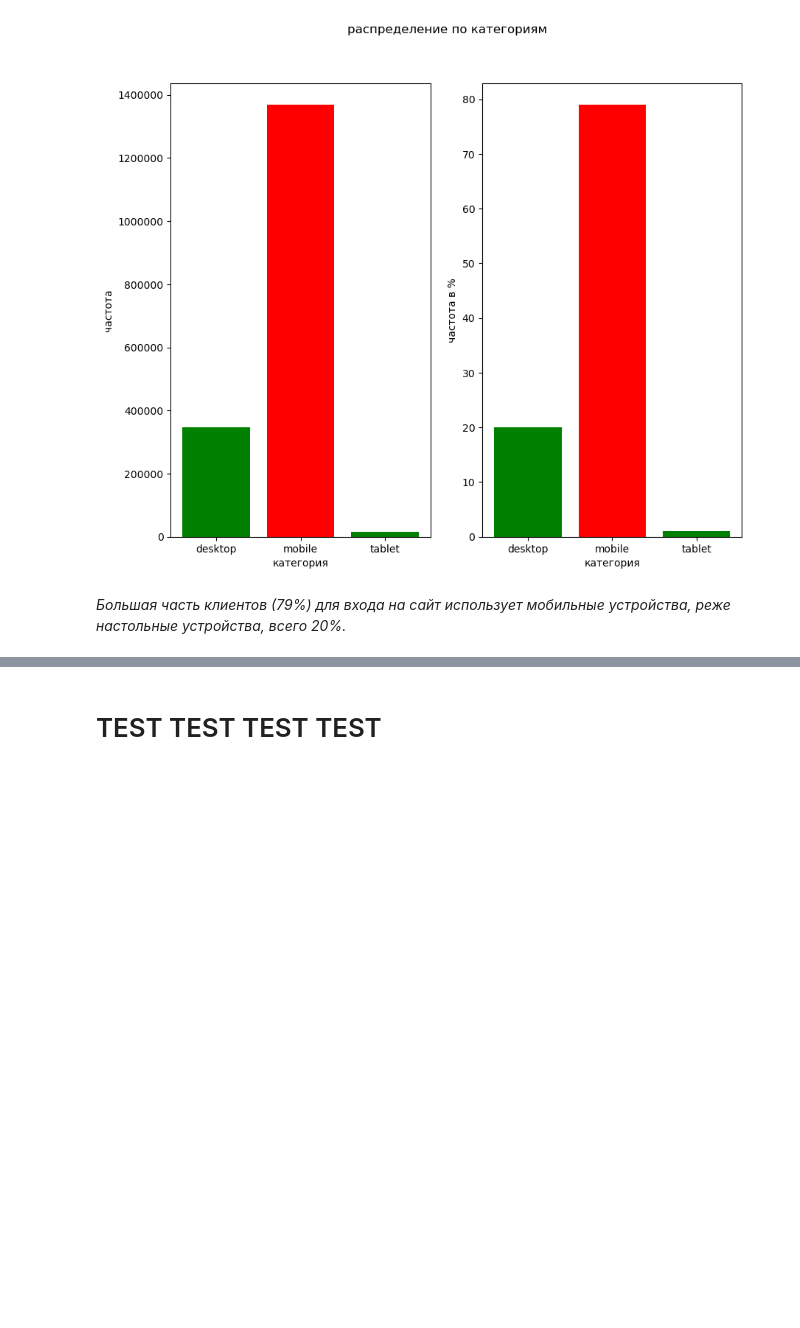
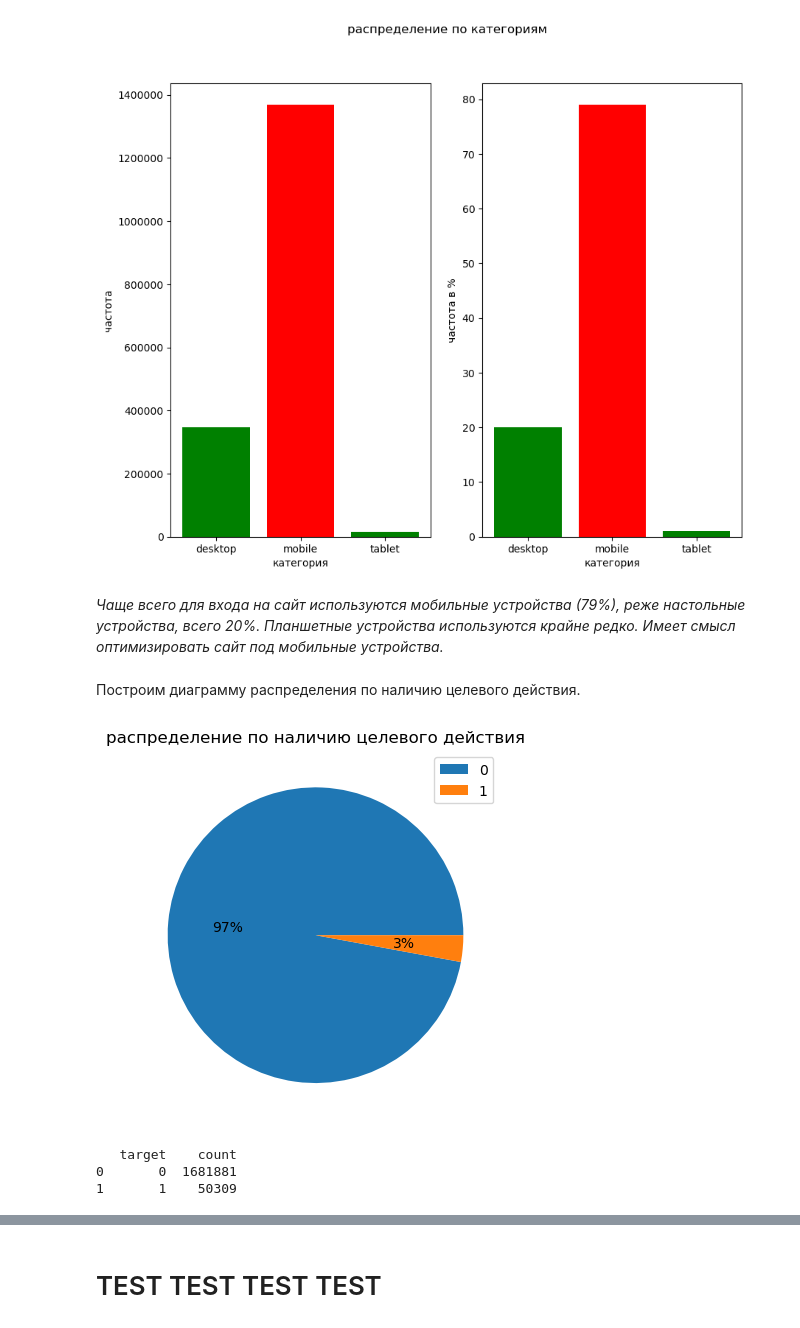
Before and after one commit to MawneIl/Portfolio, a Jupyter notebook: Diplom/Diplom.ipynb, the cells around one changed output, grey strips where cells are left out. Drawn from its saved outputs; the diff is of its cells as text; code cells hidden in the pictures; blank space fills up the shorter version.

```diff
--- a/Diplom/Diplom.ipynb
+++ b/Diplom/Diplom.ipynb
@@ -876,4 +918,21 @@ bar_graf(df=df_cleaned,
 2          tablet    16696      1.0
 [figure]
 # %% [markdown]
-_Большая часть клиентов (79%) для входа на сайт использует мобильные устройства, реже настольные устройства, всего 20%._
+_Чаще всего для входа на сайт используются мобильные устройства (79%), реже настольные устройства, всего 20%. Планшетные устройства используются крайне редко. Имеет смысл оптимизировать сайт под мобильные устройства._
+# %% [markdown]
+Построим диаграмму распределения по наличию целевого действия.
+# %%
+stats_target = df.groupby(['target'], as_index=False)['session_id'].count()
+stats_target = stats_target.rename(columns={'session_id': 'count'})
+
+plt.pie(stats_target['count'], labels=stats_target['target'], labeldistance=None, autopct='%1.0f%%')
+plt.legend()
+plt.title('распределение по наличию целевого действия')
+plt.show();
+
+print(stats_target)
+# %% [output]
+[figure, added]
+   target    count
+0       0  1681881
+1       1    50309
```
Also changed, not shown: parts of 129 cells of this notebook.
